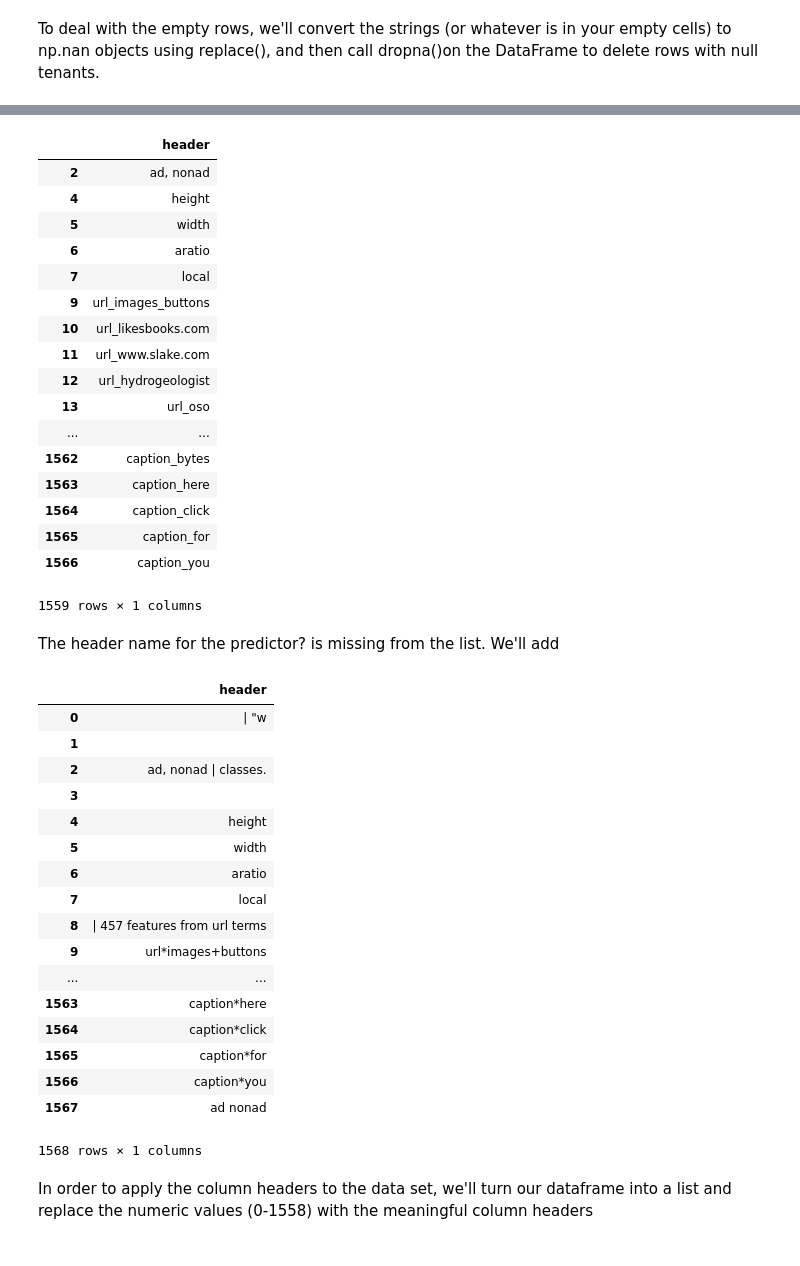
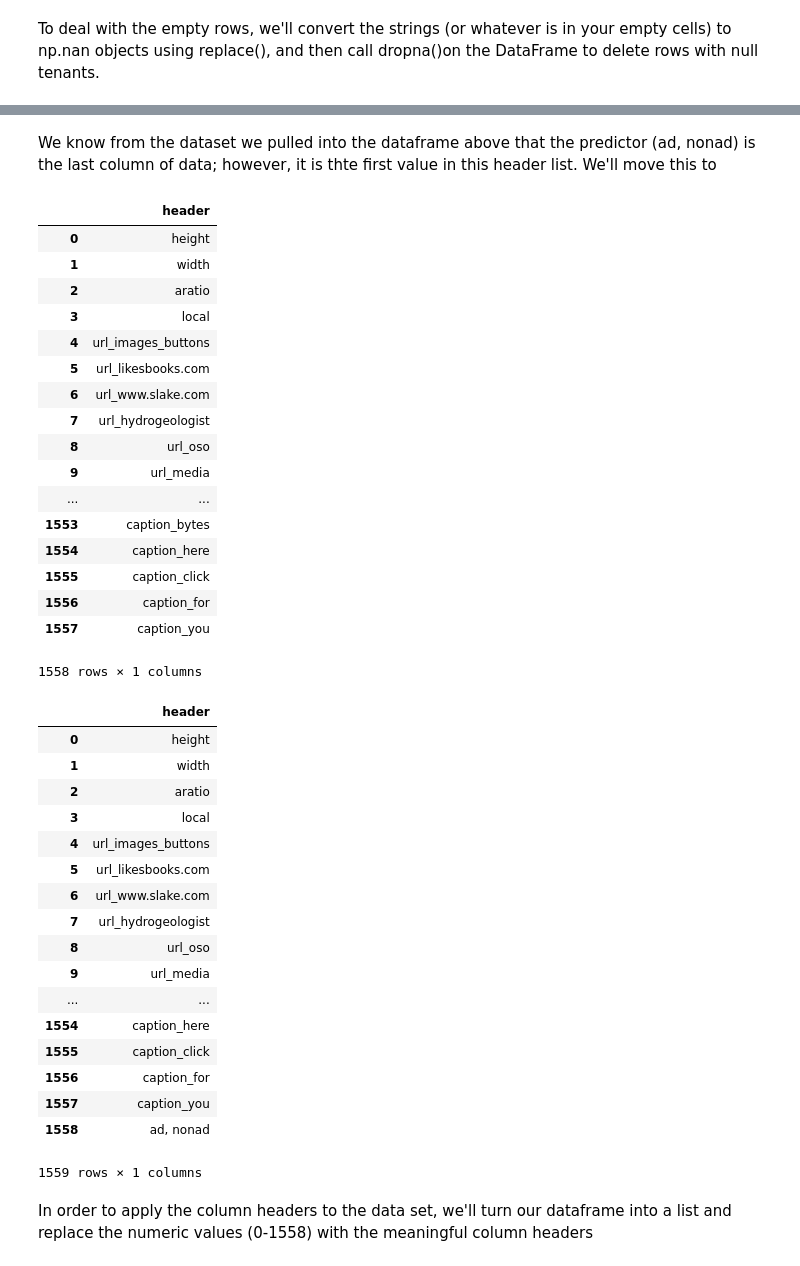
Before and after one commit to ryanarbow/uw_data_science, a Jupyter notebook: Ad_Analysis/Ad_Analysis_Data_Prep.ipynb, the cells around one changed output, grey strips where cells are left out. Drawn from its saved outputs; the diff is of its cells as text; code cells hidden in the pictures.

Commit message:
drop row one, add 1558

```diff
--- a/Ad_Analysis/Ad_Analysis_Data_Prep.ipynb
+++ b/Ad_Analysis/Ad_Analysis_Data_Prep.ipynb
@@ -124,4 +123,9 @@ ad_names['header'].isnull().sum()
 To deal with the empty rows, we'll convert the strings (or whatever is in your empty cells) to np.nan objects using replace(), and then call dropna()on the DataFrame to delete rows with null tenants.
 # %%
 ad_names['header'].replace('', np.nan, inplace=True)
+
+#
 ad_names.dropna(subset=['header'], inplace=True)
+
+#reset index
+ad_names = ad_names.reset_index(drop=True)
@@ -147,47 +145,50 @@ ad_names.dropna(subset=['header'], inplace=True)
+# %% [markdown]
+We know from the dataset we pulled into the dataframe above that the predictor (ad, nonad) is the last column of data; however, it is thte first value in this header list. We'll move this to
+# %%
+ad_names = ad_names.drop([0])
+ad_names = ad_names.reset_index(drop=True)
 # %%
 ad_names
 # %% [output]
 |  | header |
-| 2 | ad, nonad |
-| 4 | height |
-| 5 | width |
-| 6 | aratio |
-| 7 | local |
-| 9 | url_images_buttons |
-| 10 | url_likesbooks.com |
-| 11 | url_www.slake.com |
-| 12 | url_hydrogeologist |
-| 13 | url_oso |
+| 0 | height |
+| 1 | width |
+| 2 | aratio |
+| 3 | local |
+| 4 | url_images_buttons |
+| 5 | url_likesbooks.com |
+| 6 | url_www.slake.com |
+| 7 | url_hydrogeologist |
+| 8 | url_oso |
+| 9 | url_media |
 | ... | ... |
-| 1562 | caption_bytes |
-| 1563 | caption_here |
-| 1564 | caption_click |
-| 1565 | caption_for |
-| 1566 | caption_you |
+| 1553 | caption_bytes |
+| 1554 | caption_here |
+| 1555 | caption_click |
+| 1556 | caption_for |
+| 1557 | caption_you |
-1559 rows × 1 columns
+1558 rows × 1 columns
-# %% [markdown]
-The header name for the predictor? is missing from the list. We'll add
 # %%
-ad_names.set_value(1567,'header','ad nonad')
+ad_names.set_value(1558,'header','ad, nonad')
 # %% [output]
 |  | header |
-| 0 | | "w |
-| 1 |  |
-| 2 | ad, nonad | classes. |
-| 3 |  |
-| 4 | height |
-| 5 | width |
-| 6 | aratio |
-| 7 | local |
-| 8 | | 457 features from url terms |
-| 9 | url*images+buttons |
+| 0 | height |
+| 1 | width |
+| 2 | aratio |
+| 3 | local |
+| 4 | url_images_buttons |
+| 5 | url_likesbooks.com |
+| 6 | url_www.slake.com |
+| 7 | url_hydrogeologist |
+| 8 | url_oso |
+| 9 | url_media |
 | ... | ... |
-| 1563 | caption*here |
-| 1564 | caption*click |
-| 1565 | caption*for |
-| 1566 | caption*you |
-| 1567 | ad nonad |
+| 1554 | caption_here |
+| 1555 | caption_click |
+| 1556 | caption_for |
+| 1557 | caption_you |
+| 1558 | ad, nonad |
-1568 rows × 1 columns
+1559 rows × 1 columns
 # %%
 #ad_names.shape
 # %% [markdown]
```
Also changed, not shown: parts of 6 cells of this notebook.
